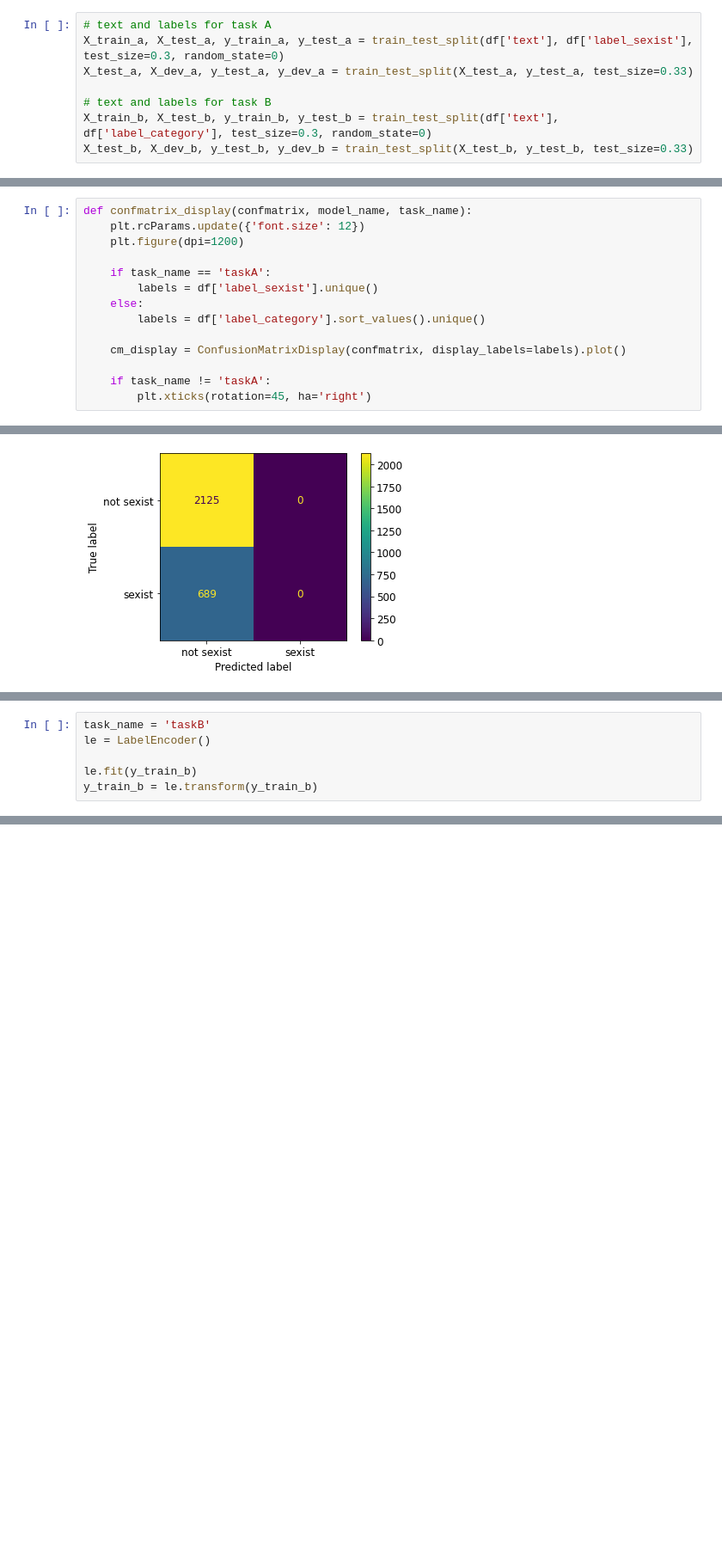
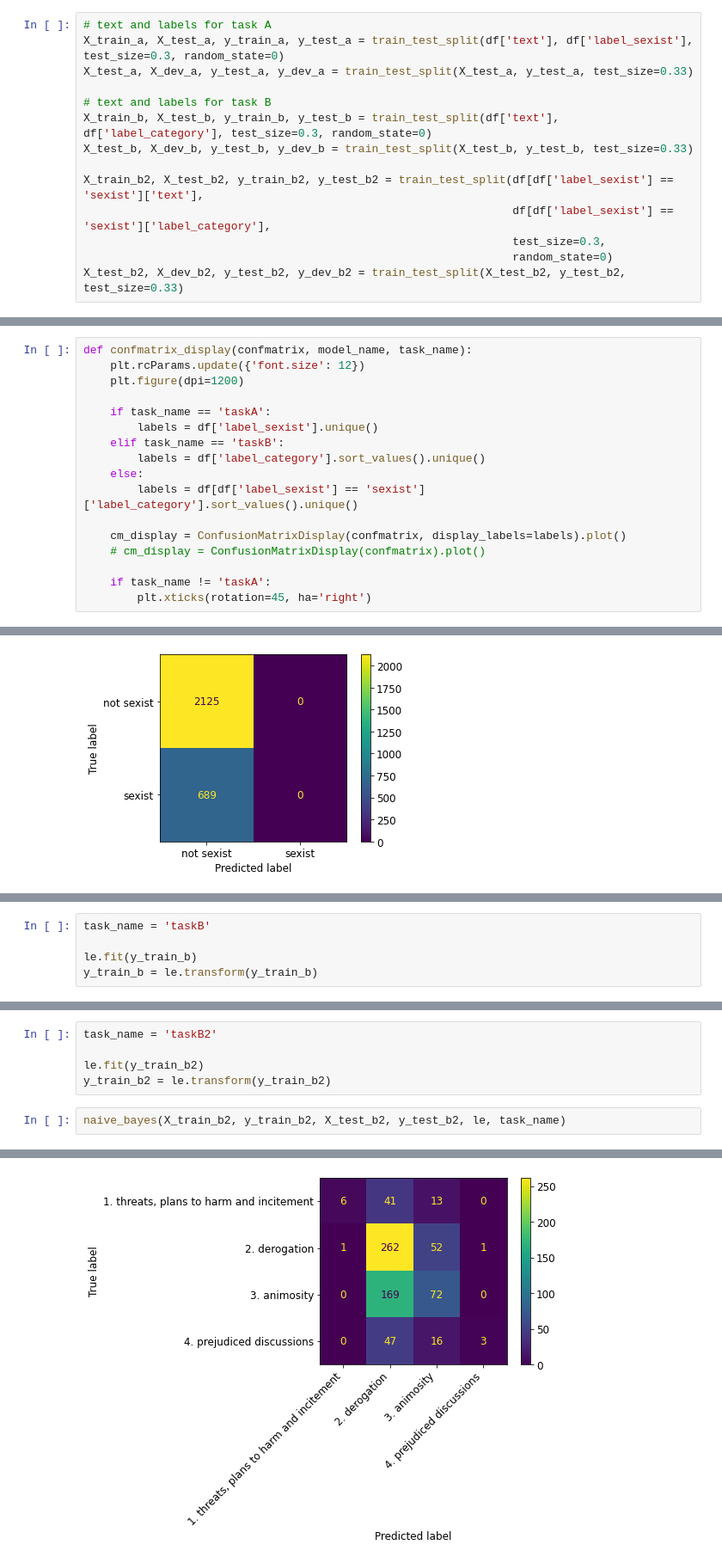
Before and after one commit to Awolters123/shared-task-IS, a Jupyter notebook: Shared_task_IS.ipynb, the cells around one changed output, grey strips where cells are left out. Shown at 86% size. Saved outputs shown, nothing was run; the diff lists cells and outputs as text; blank space fills up the shorter version.

Commit message:
Add alternative task 2 (B2) version without none

```diff
--- a/Shared_task_IS.ipynb
+++ b/Shared_task_IS.ipynb
@@ -24,6 +24,12 @@ X_test_a, X_dev_a, y_test_a, y_dev_a = train_test_split(X_test_a, y_test_a, test
 # text and labels for task B
 X_train_b, X_test_b, y_train_b, y_test_b = train_test_split(df['text'], df['label_category'], test_size=0.3, random_state=0)
 X_test_b, X_dev_b, y_test_b, y_dev_b = train_test_split(X_test_b, y_test_b, test_size=0.33)
+
+X_train_b2, X_test_b2, y_train_b2, y_test_b2 = train_test_split(df[df['label_sexist'] == 'sexist']['text'],
+                                                                df[df['label_sexist'] == 'sexist']['label_category'],
+                                                                test_size=0.3,
+                                                                random_state=0)
+X_test_b2, X_dev_b2, y_test_b2, y_dev_b2 = train_test_split(X_test_b2, y_test_b2, test_size=0.33)
 # %%
 print(Counter(y_train_a))
 print(Counter(y_dev_a))
@@ -46,10 +61,13 @@ def confmatrix_display(confmatrix, model_name, task_name):
 
     if task_name == 'taskA':
         labels = df['label_sexist'].unique()
+    elif task_name == 'taskB':
+        labels = df['label_category'].sort_values().unique()
     else:
-        labels = df['label_category'].sort_values().unique()
+        labels = df[df['label_sexist'] == 'sexist']['label_category'].sort_values().unique()
 
     cm_display = ConfusionMatrixDisplay(confmatrix, display_labels=labels).plot()
+    # cm_display = ConfusionMatrixDisplay(confmatrix).plot()
 
     if task_name != 'taskA':
         plt.xticks(rotation=45, ha='right')
@@ -216,6 +234,5 @@ Confusion Matrix:
 # %%
 task_name = 'taskB'
-le = LabelEncoder()
 
 le.fit(y_train_b)
 y_train_b = le.transform(y_train_b)
@@ -309,0 +329,8 @@ Classification Report:
+# %%
+task_name = 'taskB2'
+
+le.fit(y_train_b2)
+y_train_b2 = le.transform(y_train_b2)
+# %%
+naive_bayes(X_train_b2, y_train_b2, X_test_b2, y_test_b2, le, task_name)
+# %% [output]
@@ -309,0 +357 @@ Classification Report:
+[figure, added]
```
Also changed, not shown: parts of 19 cells of this notebook.
